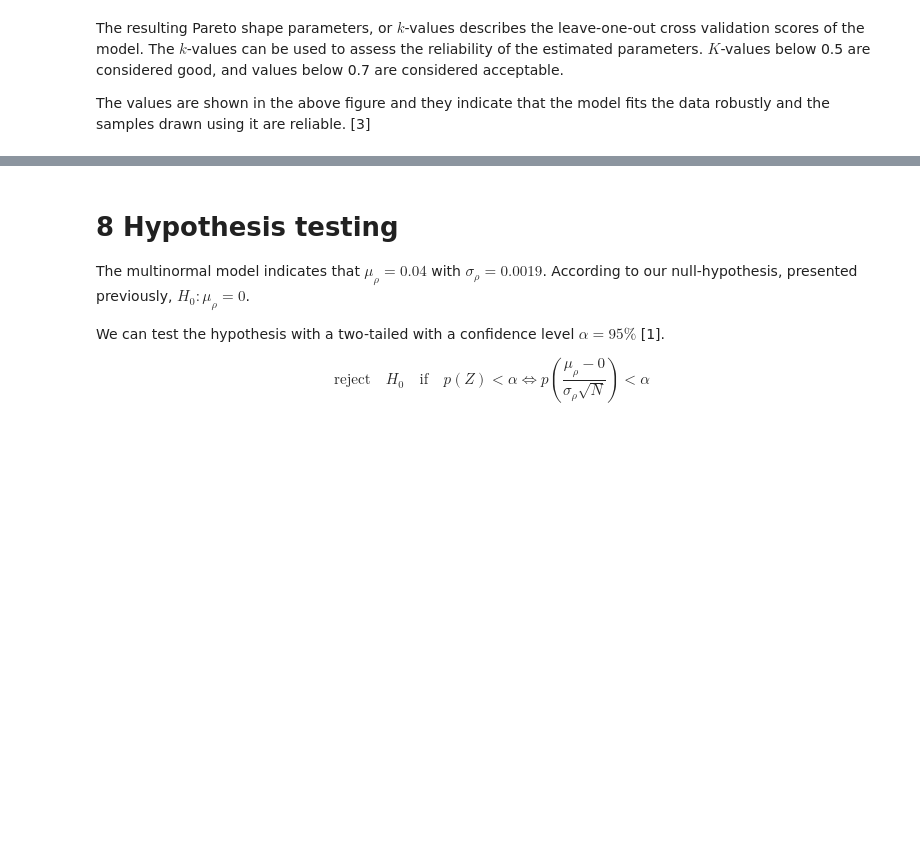
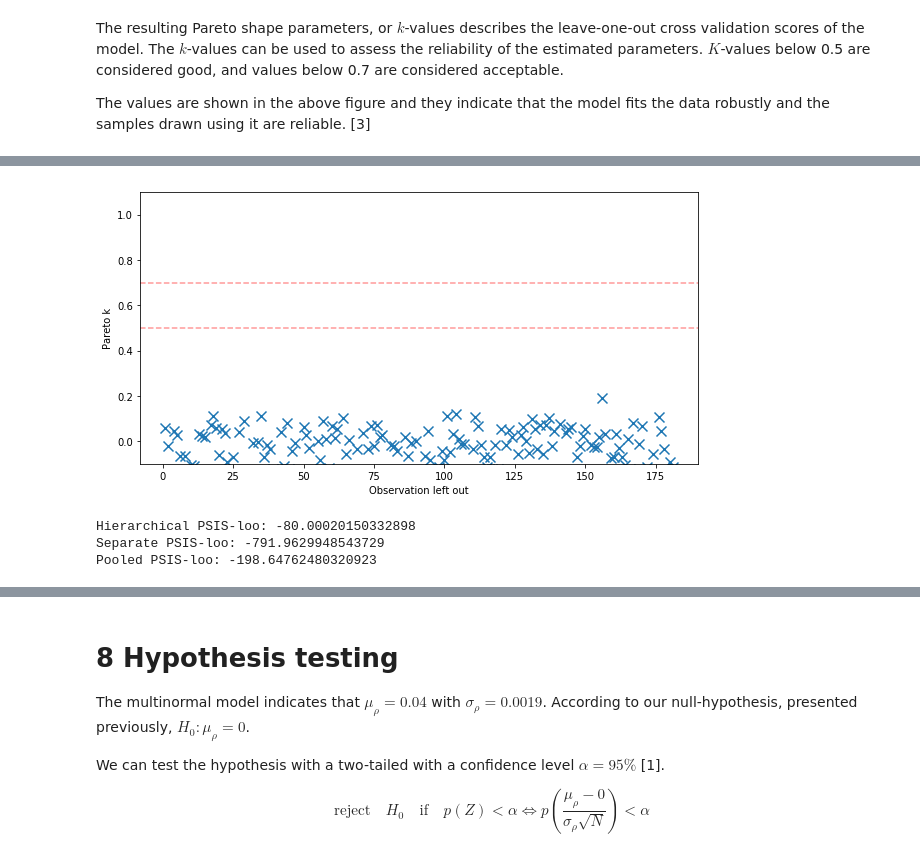
Before and after one commit to gamgi/BDA-project, a Jupyter notebook: study.ipynb, the cells around one changed output, grey strips where cells are left out. Drawn from its saved outputs; the diff is of its cells as text; code cells hidden in the pictures; blank space fills up the shorter version.

```diff
--- a/study.ipynb
+++ b/study.ipynb
@@ -303,0 +431,7 @@ Lorem ipsum, run stan. Also do a prediction on 2018 values.
+# %%
+print("Compiling pooled model...")
+pooled_model = Model('model.pooled.stan')
+print("Fitting data to pooled model...")
+pooled_fit = pooled_model.sample(data=data)
+pooled_samples = pooled_fit.extract(permuted=True)
+print("...Fitted")
@@ -326,0 +493,13 @@ Lorem ipsum doo psis and loo-cv.
+# %%
+loo_pooled, loos, ks  = psis.psisloo(pooled_fit.extract(permuted=True)['log_lik'])
+helpers.plot_pareto_ks2(ks)
+# %% [output]
+[figure, added]
+# %%
+print("Hierarchical PSIS-loo: {}".format(loo_hier))
+print("Separate PSIS-loo: {}".format(loo_separate))
+print("Pooled PSIS-loo: {}".format(loo_pooled))
+# %% [output]
+Hierarchical PSIS-loo: -80.00020150332898
+Separate PSIS-loo: -791.9629948543729
+Pooled PSIS-loo: -198.64762480320923
```
Also changed, not shown: parts of 25 cells of this notebook, 4 other files.
